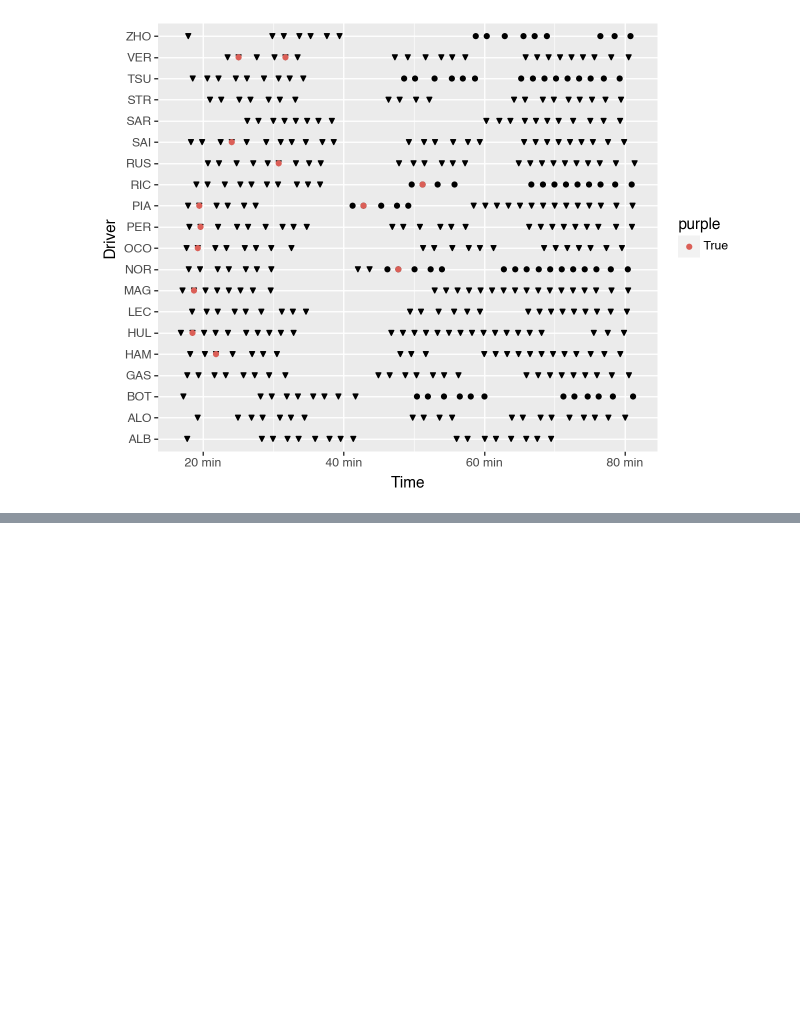
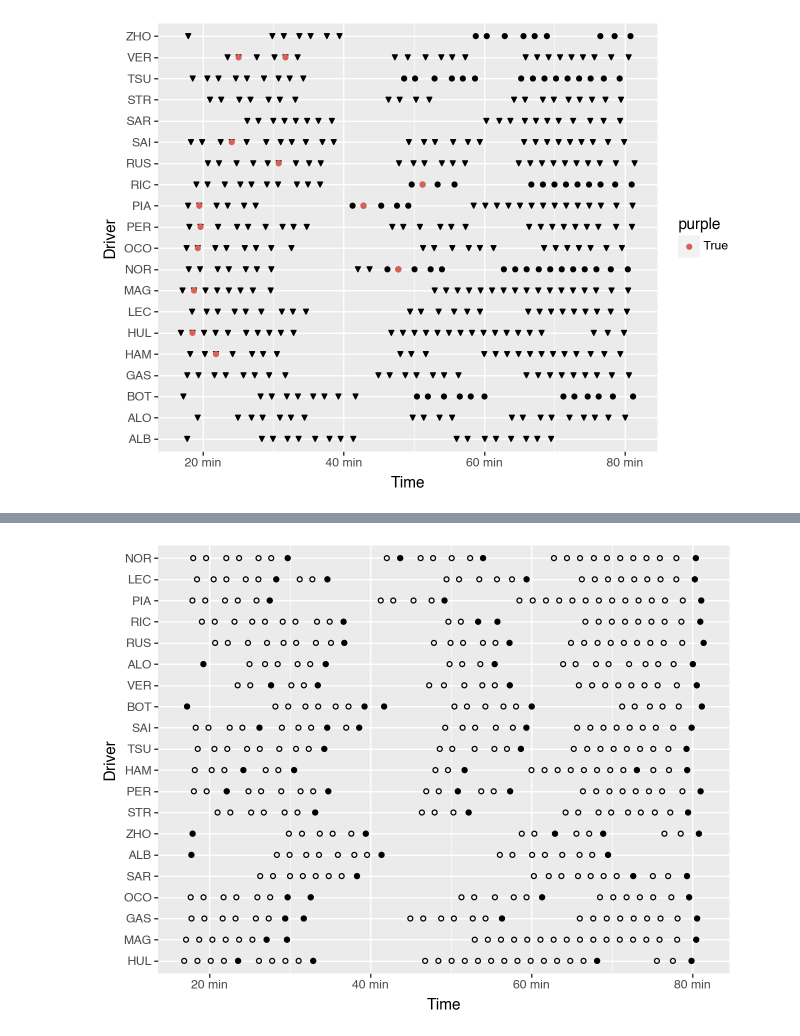
Before and after one commit to f1datajunkie/wranglingf1datawithpython, a Jupyter notebook: book/session_utilisation.ipynb, the cells around one changed output, grey strips where cells are left out. Saved outputs shown, nothing was run; the diff lists cells and outputs as text; code cells hidden in the pictures; blank space fills up the shorter version.

```diff
--- a/book/session_utilisation.ipynb
+++ b/book/session_utilisation.ipynb
@@ -114,0 +299,6 @@ fp1.laps.head(3)
+# %%
+su = SessionUtilisation(fp1, order="Sector2Time", reverse=True)
+# %%
+su.base_chart()
+# %% [output]
+[figure, added]
```
Also changed, not shown: parts of 15 cells of this notebook.
